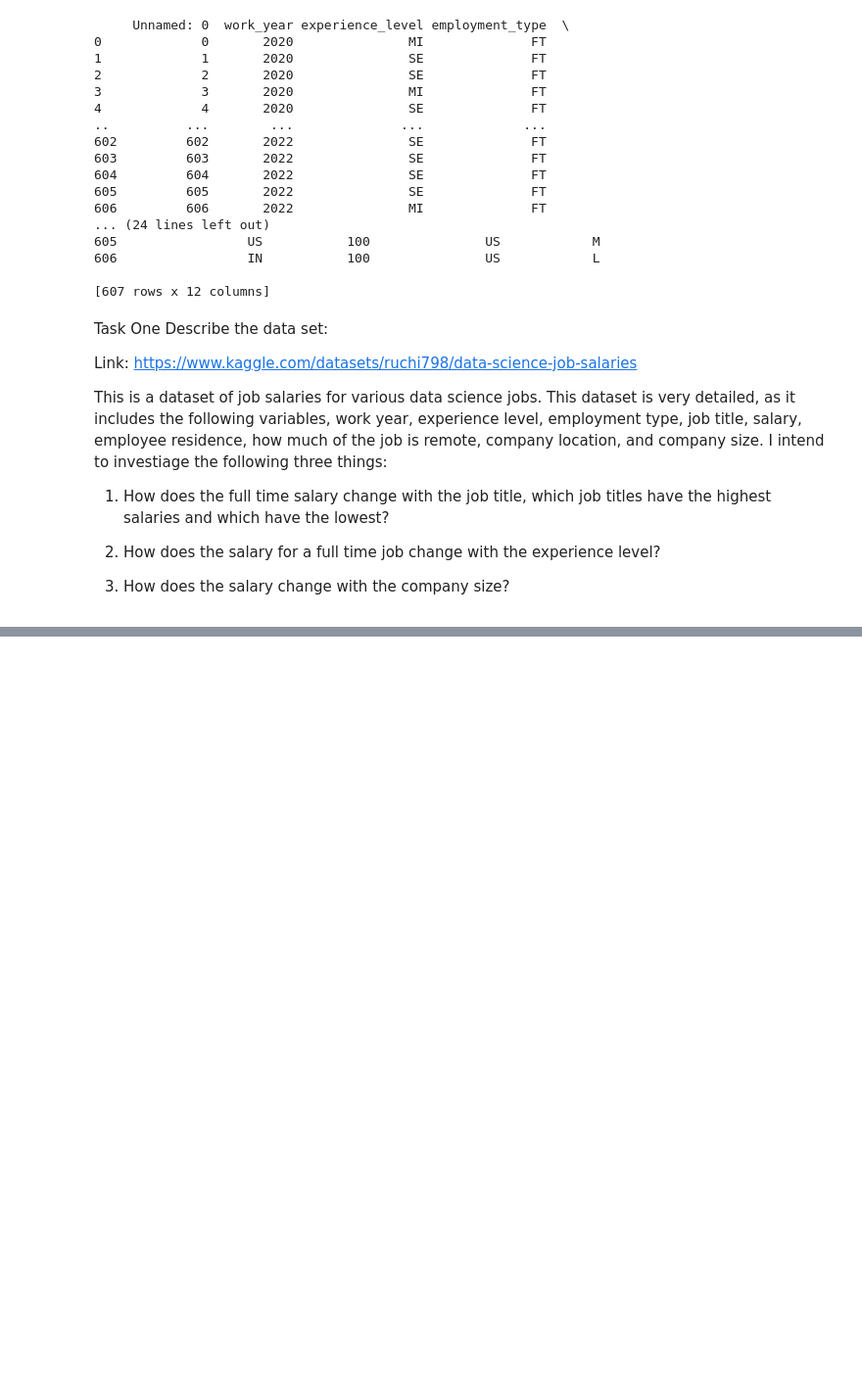
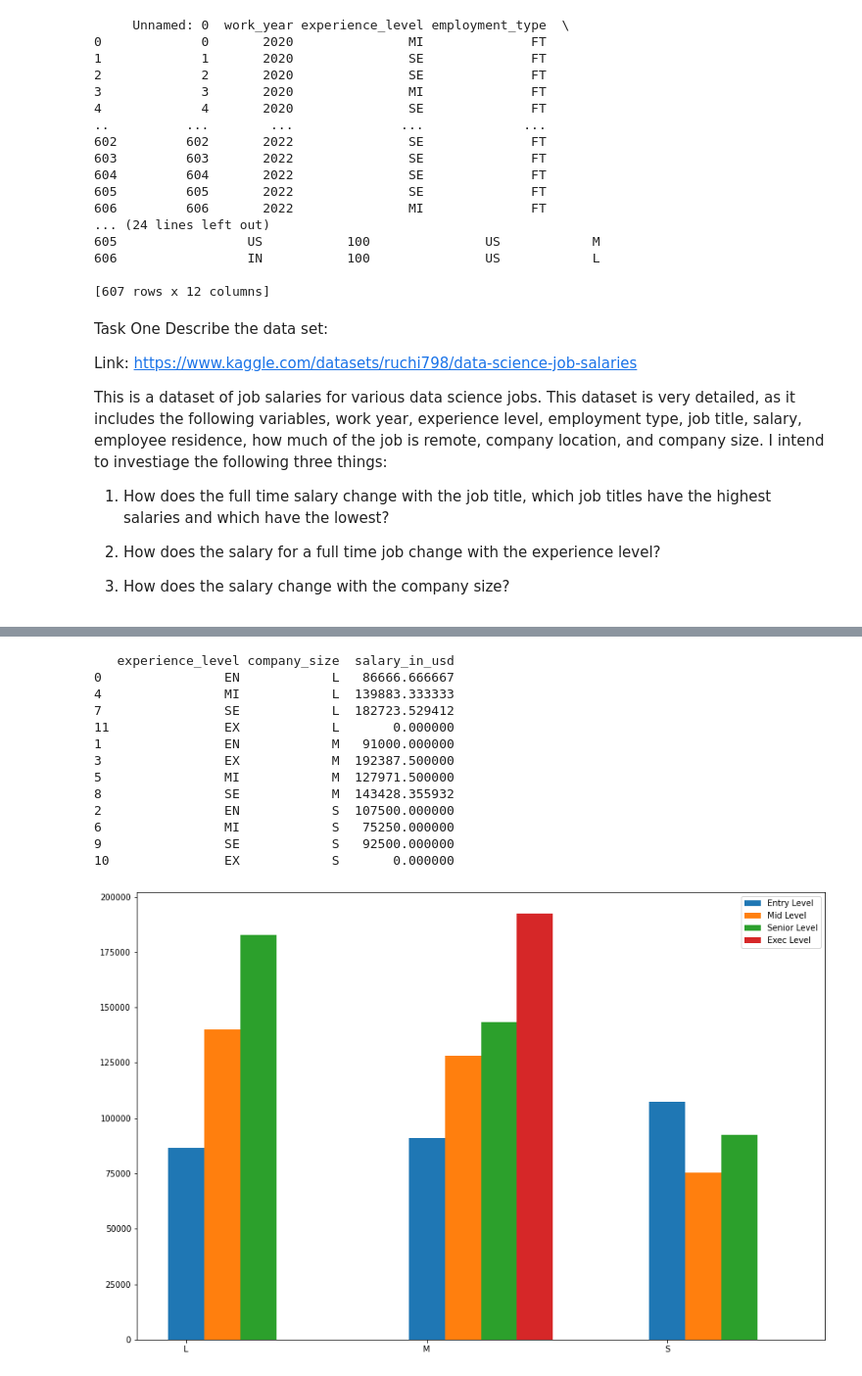
Before and after one commit to alexofceaser85/ProjectOne, a Jupyter notebook: ProjectOne.ipynb, the cells around one changed output, grey strips where cells are left out. Shown at 98% size. Saved outputs shown, nothing was run; the diff lists cells and outputs as text; code cells hidden in the pictures; blank space fills up the shorter version.

```diff
--- a/ProjectOne.ipynb
+++ b/ProjectOne.ipynb
@@ -42,0 +162,44 @@ This is a dataset of job salaries for various data science jobs. This dataset is
+# %%
+#Task Three Question C Find how the Salary Changes with Company Size
+salaries_company_size_and_job_experience = salaries[['salary_in_usd', 'experience_level', 'company_size']]
+aggregated_salaries_by_company_size_and_experience = salaries_company_size_and_job_experience.groupby(['experience_level', 'company_size']).aggregate(np.average).reset_index()
+unique_company_sizes = aggregated_salaries_by_company_size_and_experience['company_size'].drop_duplicates()
+
+x_axis = np.arange(len(unique_company_sizes))
+width = .15
+
+for company_size in valid_values_for_company_size:
+    salaries_for_company_size = salaries_company_size_and_job_experience[salaries_company_size_and_job_experience['company_size'] == company_size]
+    for level in valid_values_for_experience_level:
+        if not salaries_for_company_size['experience_level'].isin([level]).any():
+           aggregated_salaries_by_company_size_and_experience.loc[len(aggregated_salaries_by_company_size_and_experience.index)] = [level, company_size, 0]
+
+aggregated_salaries_by_company_size_and_experience = aggregated_salaries_by_company_size_and_experience.sort_values(by='company_size')
+print(aggregated_salaries_by_company_size_and_experience)
+
+plt.figure(figsize=(15, 10))
+plt.bar(x_axis, aggregated_salaries_by_company_size_and_experience[aggregated_salaries_by_company_size_and_experience['experience_level'] == 'EN']['salary_in_usd'], width = width, label='Entry Level')
+plt.bar(x_axis + width, aggregated_salaries_by_company_size_and_experience[aggregated_salaries_by_company_size_and_experience['experience_level'] == 'MI']['salary_in_usd'], width = width, label='Mid Level')
+plt.bar(x_axis + width * 2, aggregated_salaries_by_company_size_and_experience[aggregated_salaries_by_company_size_and_experience['experience_level'] == 'SE']['salary_in_usd'], width = width, label='Senior Level')
+plt.bar(x_axis + width * 3, aggregated_salaries_by_company_size_and_experience[aggregated_salaries_by_company_size_and_experience['experience_level'] == 'EX']['salary_in_usd'], width = width, label='Exec Level')
+
+plt.legend()
+
+plt.xticks(x_axis, unique_company_sizes)
+
+plt.show()
+# %% [output]
+   experience_level company_size  salary_in_usd
+0                EN            L   86666.666667
+4                MI            L  139883.333333
+7                SE            L  182723.529412
+11               EX            L       0.000000
+1                EN            M   91000.000000
+3                EX            M  192387.500000
+5                MI            M  127971.500000
+8                SE            M  143428.355932
+2                EN            S  107500.000000
+6                MI            S   75250.000000
+9                SE            S   92500.000000
+10               EX            S       0.000000
+[figure, added]
```
Also changed, not shown: parts of 9 cells of this notebook.
